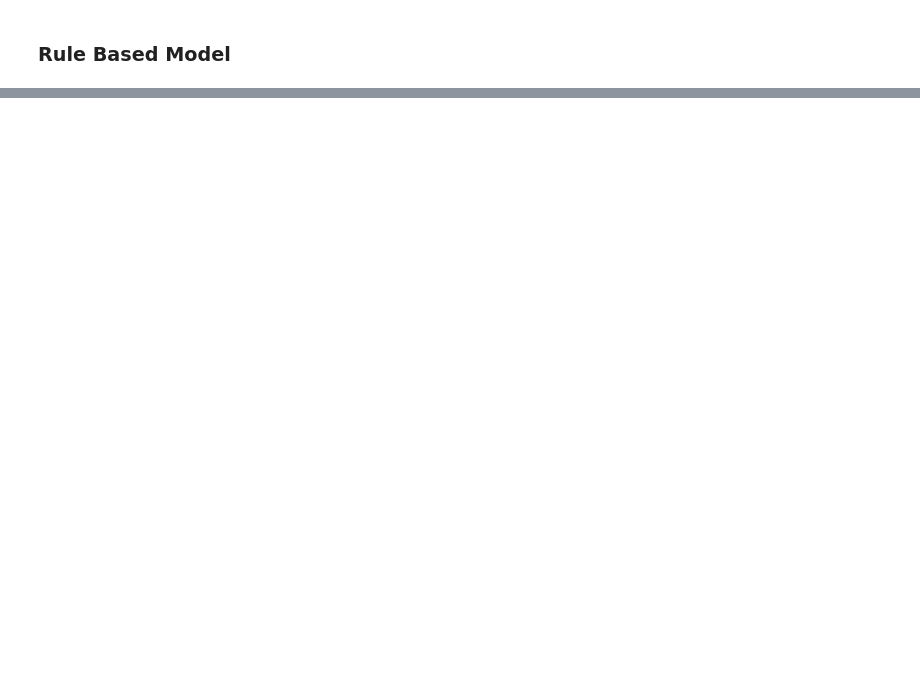
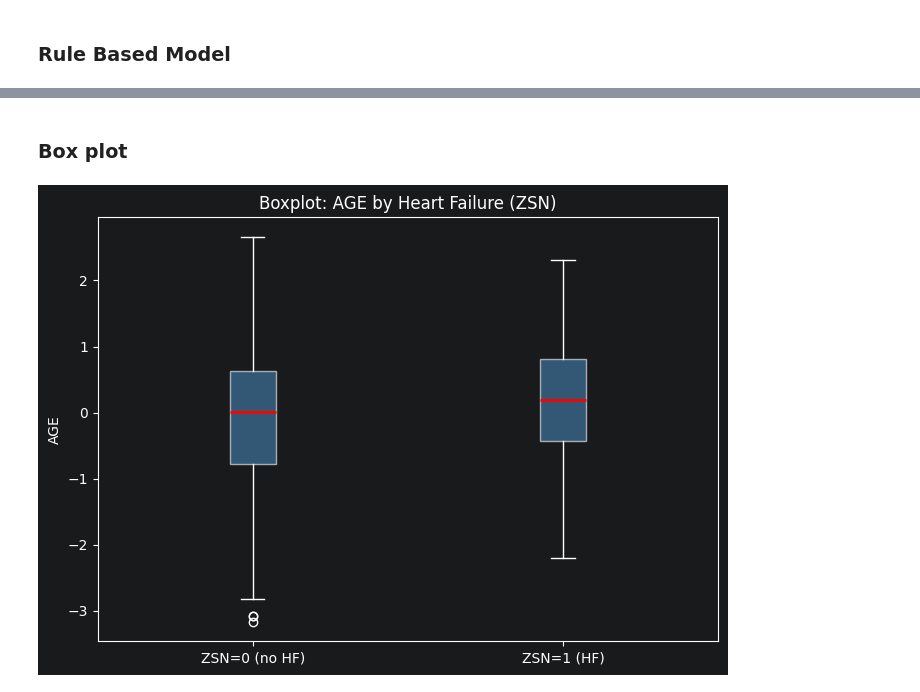
Before and after one commit to staldenhoefler/HMBI, a Jupyter notebook: prüfungsvorbereitung/Prüfung.ipynb, the cells around one changed output, grey strips where cells are left out. Cells and saved outputs as stored; diff of their text form; code cells hidden in the pictures; blank space fills up the shorter version.

```diff
--- a/prüfungsvorbereitung/Prüfung.ipynb
+++ b/prüfungsvorbereitung/Prüfung.ipynb
@@ -312,0 +515,20 @@ print(rules[['rule', 'coef', 'support', 'importance']].head(20).to_string(index=
+# %% [markdown]
+### Box plot
+# %%
+X_train_r = X_train.reset_index(drop=True)
+y_train_r = y_train.reset_index(drop=True)
+
+plt.figure(figsize=(7, 5))
+
+groups = [X_train_r['AGE'][y_train_r == cls] for cls in sorted(y_train_r.unique())]
+
+plt.boxplot(groups, labels=['ZSN=0 (no HF)', 'ZSN=1 (HF)'], patch_artist=True,
+            boxprops=dict(facecolor='steelblue', alpha=0.6),
+            medianprops=dict(color='red', linewidth=2))
+
+plt.ylabel('AGE')
+plt.title('Boxplot: AGE by Heart Failure (ZSN)')
+plt.tight_layout()
+plt.show()
+# %% [output]
+[figure, added]
```
Also changed, not shown: parts of 25 cells of this notebook.
